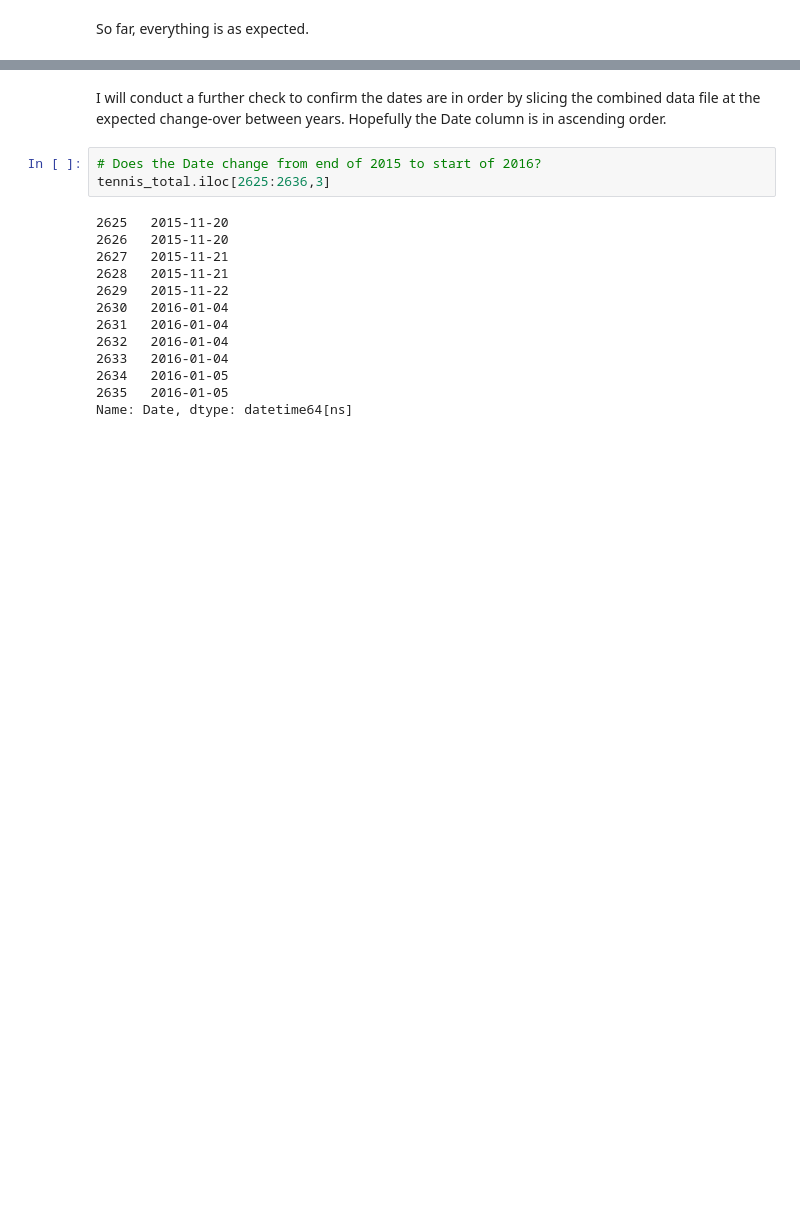
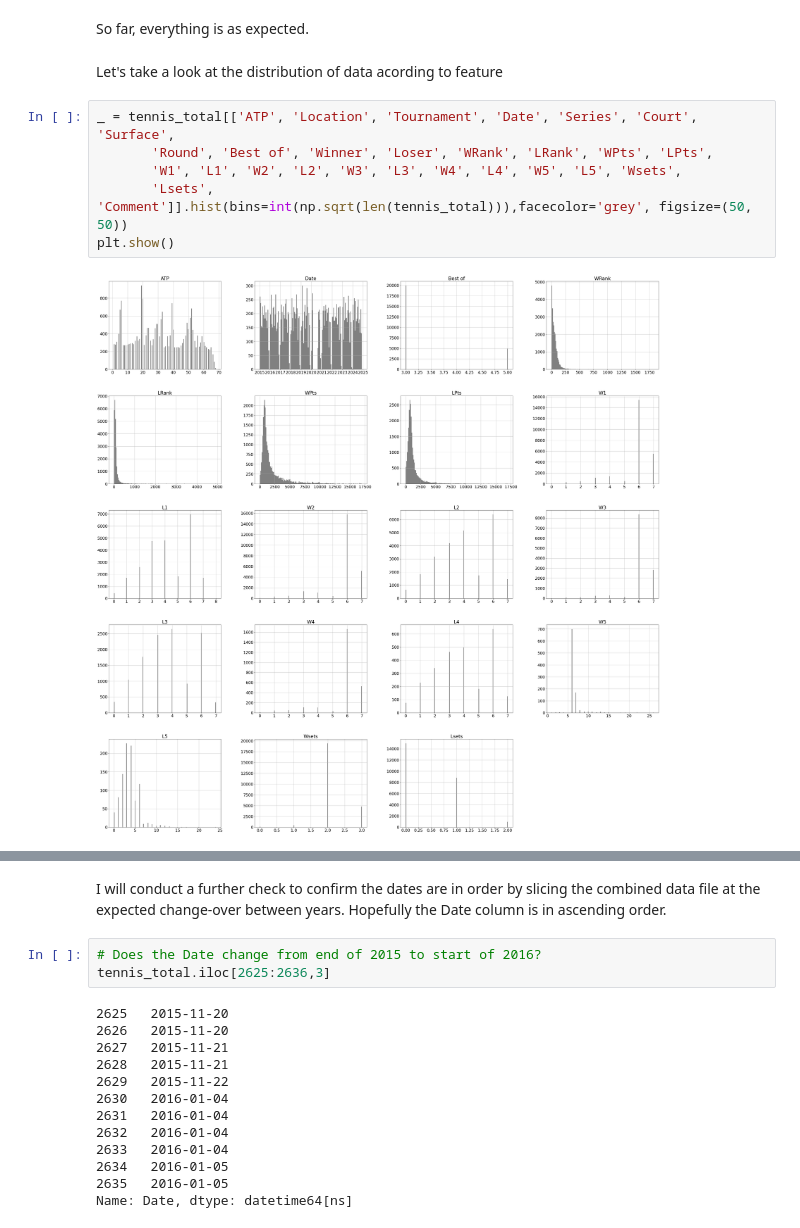
Before and after one commit to Scotty538/ml_one, a Jupyter notebook: Jupyter Project Report Template DRAFT v2.0_297201 - A1.ipynb, the cells around one changed output, grey strips where cells are left out. Saved outputs shown, nothing was run; the diff lists cells and outputs as text; blank space fills up the shorter version.

Commit message:
2c done plus histograms

```diff
--- a/Jupyter Project Report Template DRAFT v2.0_297201 - A1.ipynb
+++ b/Jupyter Project Report Template DRAFT v2.0_297201 - A1.ipynb
@@ -301,3 +301,13 @@ tennis_total.tail()
 | 24929 | 65 | Turin | Masters Cup | 2024-11-17 | Masters Cup | Indoor | Hard | The Final | 3.0 | Sinner J. | Fritz T. | ... |
 # %% [markdown]
 So far, everything is as expected.
+# %% [markdown]
+Let's take a look at the distribution of data acording to feature
+# %%
+_ = tennis_total[['ATP', 'Location', 'Tournament', 'Date', 'Series', 'Court', 'Surface',
+       'Round', 'Best of', 'Winner', 'Loser', 'WRank', 'LRank', 'WPts', 'LPts',
+       'W1', 'L1', 'W2', 'L2', 'W3', 'L3', 'W4', 'L4', 'W5', 'L5', 'Wsets',
+       'Lsets', 'Comment']].hist(bins=int(np.sqrt(len(tennis_total))),facecolor='grey', figsize=(50, 50))
+plt.show()
+# %% [output]
+[figure, added]
```
Also changed, not shown: parts of 58 cells of this notebook.
